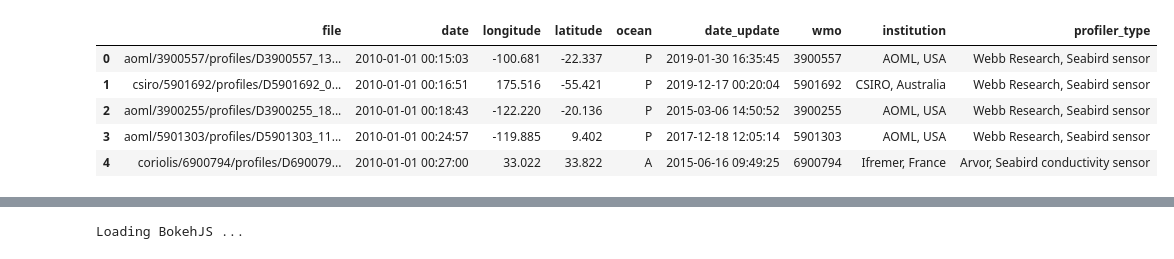
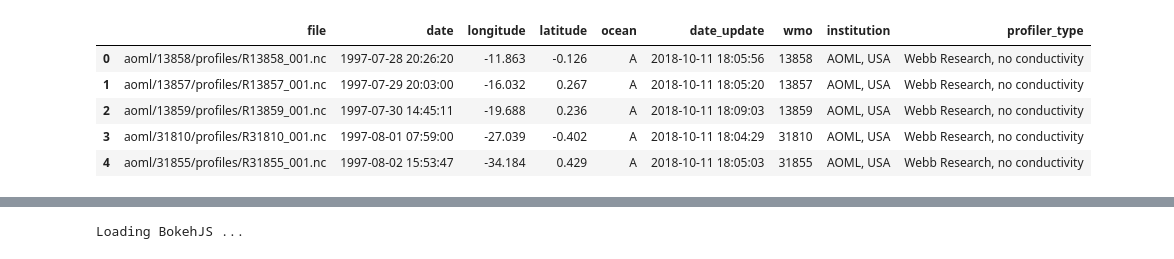
Before and after one commit to quai20/DataViz, a Jupyter notebook: argopy_monthly_dist.ipynb, the cells around one changed output, grey strips where cells are left out. Drawn from its saved outputs; the diff is of its cells as text; code cells hidden in the pictures.

```diff
--- a/argopy_monthly_dist.ipynb
+++ b/argopy_monthly_dist.ipynb
@@ -1,18 +1,18 @@
 # %%
 from argopy import IndexFetcher as ArgoIndexFetcher
 import pandas as pd
 import numpy as np
 
 index_loader = ArgoIndexFetcher(cache=True)
-df=index_loader.region([-180,180,-90.,90.,'2010-01-01','2019-12-31']).to_dataframe()
+df=index_loader.region([-180,180,-90.,90.]).to_dataframe()
 df.head()
 # %% [output]
 |  | file | date | longitude | latitude | ocean | date_update | wmo | institution | profiler_type |
-| 0 | aoml/3900557/profiles/D3900557_13... | 2010-01-01 00:15:03 | -100.681 | -22.337 | P | 2019-01-30 16:35:45 | 3900557 | AOML, USA | Webb Research, Seabird sensor |
-| 1 | csiro/5901692/profiles/D5901692_0... | 2010-01-01 00:16:51 | 175.516 | -55.421 | P | 2019-12-17 00:20:04 | 5901692 | CSIRO, Australia | Webb Research, Seabird sensor |
-| 2 | aoml/3900255/profiles/D3900255_18... | 2010-01-01 00:18:43 | -122.220 | -20.136 | P | 2015-03-06 14:50:52 | 3900255 | AOML, USA | Webb Research, Seabird sensor |
-| 3 | aoml/5901303/profiles/D5901303_11... | 2010-01-01 00:24:57 | -119.885 | 9.402 | P | 2017-12-18 12:05:14 | 5901303 | AOML, USA | Webb Research, Seabird sensor |
-| 4 | coriolis/6900794/profiles/D690079... | 2010-01-01 00:27:00 | 33.022 | 33.822 | A | 2015-06-16 09:49:25 | 6900794 | Ifremer, France | Arvor, Seabird conductivity sensor |
+| 0 | aoml/13858/profiles/R13858_001.nc | 1997-07-28 20:26:20 | -11.863 | -0.126 | A | 2018-10-11 18:05:56 | 13858 | AOML, USA | Webb Research, no conductivity |
+| 1 | aoml/13857/profiles/R13857_001.nc | 1997-07-29 20:03:00 | -16.032 | 0.267 | A | 2018-10-11 18:05:20 | 13857 | AOML, USA | Webb Research, no conductivity |
+| 2 | aoml/13859/profiles/R13859_001.nc | 1997-07-30 14:45:11 | -19.688 | 0.236 | A | 2018-10-11 18:09:03 | 13859 | AOML, USA | Webb Research, no conductivity |
+| 3 | aoml/31810/profiles/R31810_001.nc | 1997-08-01 07:59:00 | -27.039 | -0.402 | A | 2018-10-11 18:04:29 | 31810 | AOML, USA | Webb Research, no conductivity |
+| 4 | aoml/31855/profiles/R31855_001.nc | 1997-08-02 15:53:47 | -34.184 | 0.429 | A | 2018-10-11 18:05:03 | 31855 | AOML, USA | Webb Research, no conductivity |
 # %%
 #extract cycle
 import re
```
Also changed, not shown: parts of 5 cells of this notebook.
